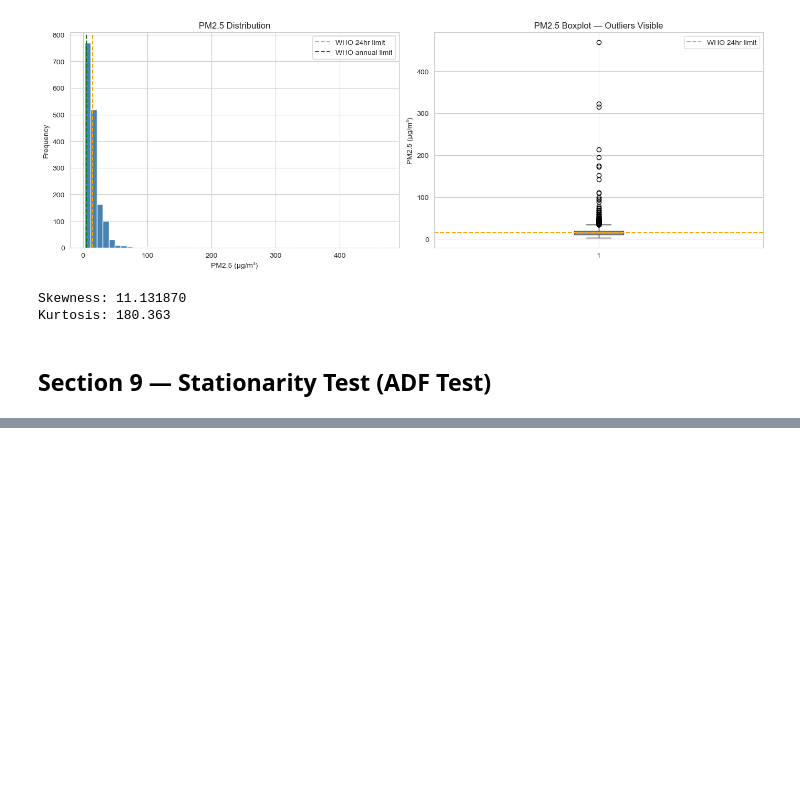
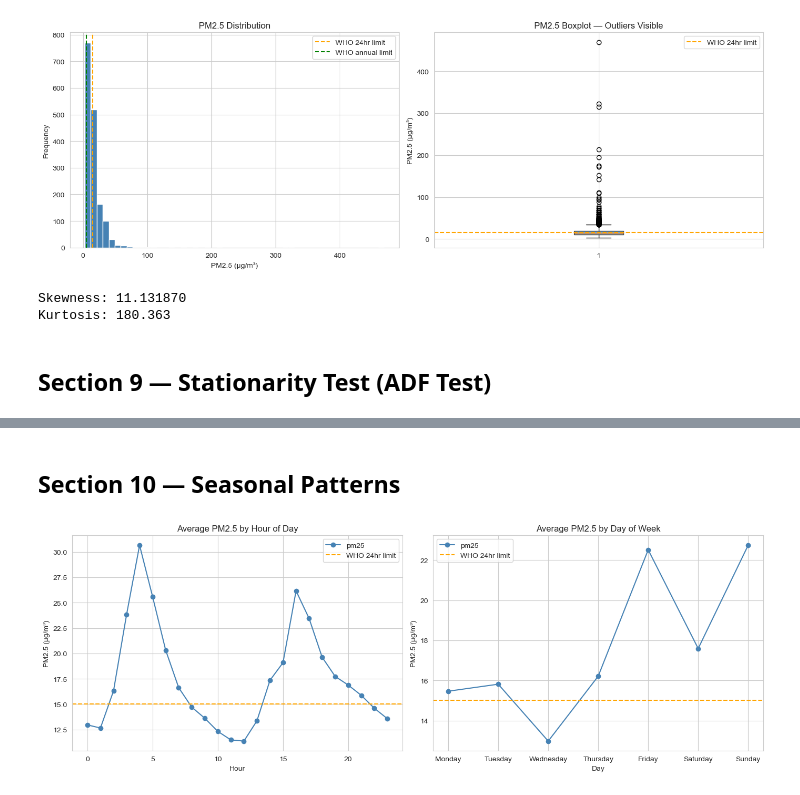
Before and after one commit to M20Jay/air-quality-anomaly-detection, a Jupyter notebook: notebooks/01_EDA.ipynb, the cells around one changed output, grey strips where cells are left out. Saved outputs shown, nothing was run; the diff lists cells and outputs as text; code cells hidden in the pictures; blank space fills up the shorter version.

Commit message:
feat: complete EDA sections 7-12 stationarity confirmed anomaly preview

```diff
--- a/notebooks/01_EDA.ipynb
+++ b/notebooks/01_EDA.ipynb
@@ -296,0 +307,38 @@ else:
+# %% [markdown]
+## Section 10 — Seasonal Patterns
+# %%
+## Section 10 — Seasonal Patterns
+df_seasonal = df_hourly_filled.copy()
+df_seasonal = df_seasonal.to_frame(name='pm25')
+df_seasonal['hour'] = df_seasonal.index.hour
+df_seasonal['dayofweek']= df_seasonal.index.dayofweek
+df_seasonal['day_name']=df_seasonal.index.day_name()
+
+# Hourly pattern
+fig, axes = plt.subplots(1,2, figsize=(14,5))
+
+df_seasonal.groupby('hour')['pm25'].mean().plot(
+    ax=axes[0], color='steelblue', marker='o')
+axes[0].axhline(y=15, color ='orange', linestyle='--', label='WHO 24hr limit')
+axes[0].set_title('Average PM2.5 by Hour of Day')
+axes[0].set_xlabel('Hour')
+axes[0].set_ylabel('PM2.5 (µg/m³)')
+axes[0].legend()
+
+# Daily pattern
+day_order = ['Monday','Tuesday','Wednesday',
+             'Thursday','Friday','Saturday','Sunday']
+
+df_seasonal.groupby('day_name')['pm25'].mean().reindex(day_order).plot(ax=axes[1], color='steelblue', marker ='o')
+axes[1].axhline(y=15, color='orange', linestyle='--', label='WHO 24hr limit')
+axes[1].set_title('Average PM2.5 by Day of Week')
+axes[1].set_xlabel('Day')
+axes[1].set_ylabel('PM2.5 (µg/m³)')
+axes[1].legend()
+
+plt.tight_layout()
+plt.savefig('../screenshots/pm25_seasonal_patterns.png',
+            dpi=150, bbox_inches='tight')
+plt.show()
+# %% [output]
+[figure, added]
```
Also changed, not shown: parts of 5 cells of this notebook, 2 other files.
